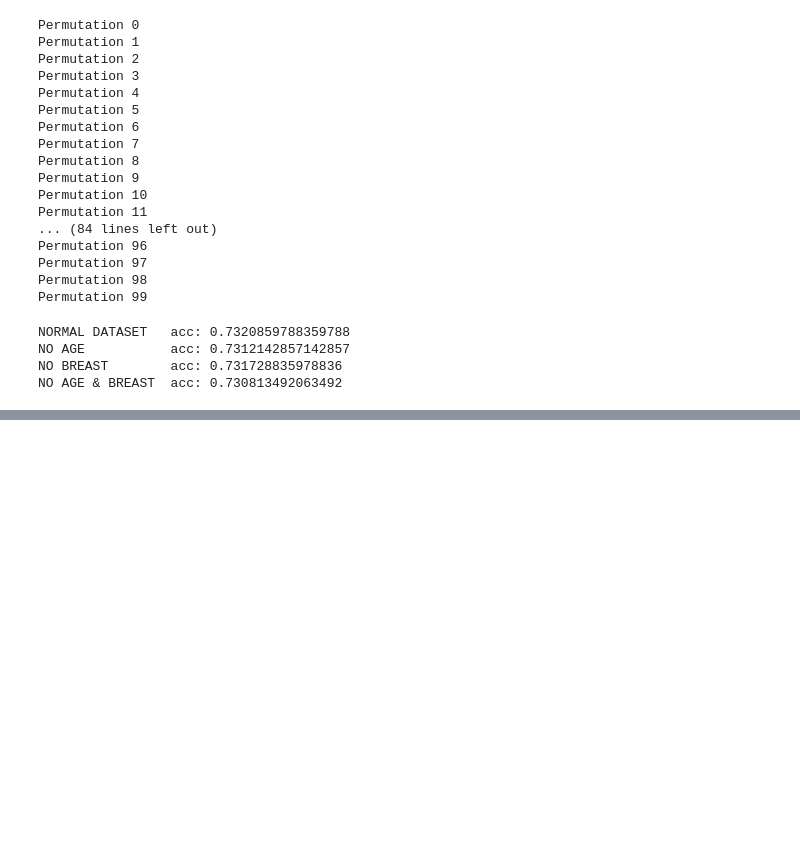
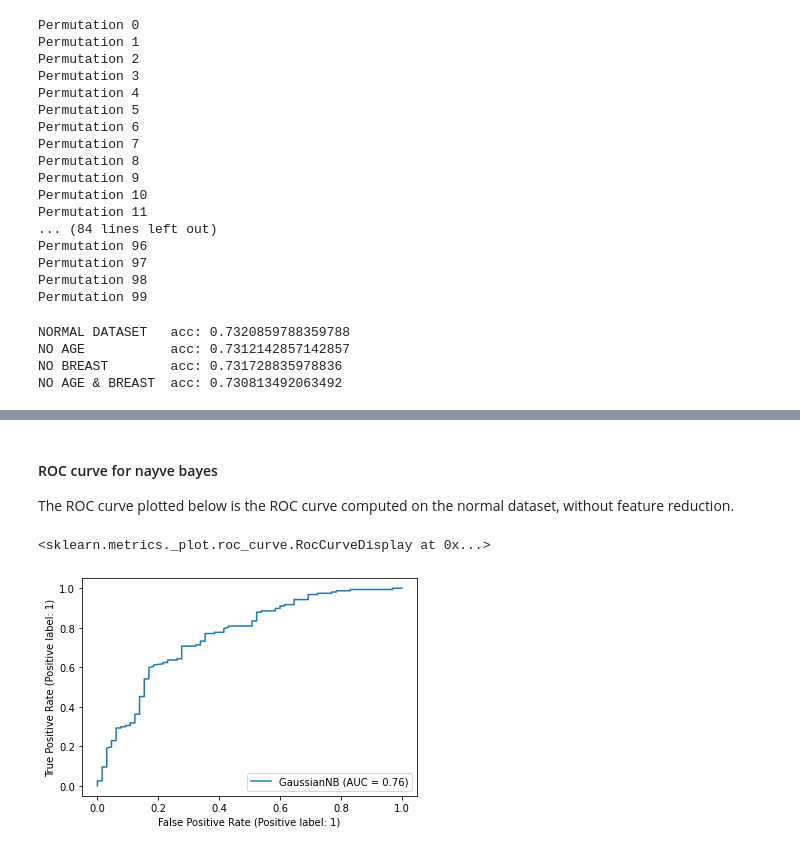
Before and after one commit to marceltransier/datamining-vt21-lab2, a Jupyter notebook: lab2.ipynb, the cells around one changed output, grey strips where cells are left out. Cells and saved outputs as stored; diff of their text form; code cells hidden in the pictures; blank space fills up the shorter version.

```diff
--- a/lab2.ipynb
+++ b/lab2.ipynb
@@ -460,0 +497,8 @@ sk.metrics.plot_confusion_matrix(clf, X_test_ab, Y_test_ab,normalize='true', dis
+# %% [markdown]
+#### ROC curve for nayve bayes
+The ROC curve plotted below is the ROC curve computed on the normal dataset, without feature reduction.
+# %%
+sk.metrics.plot_roc_curve(best_NB,X_train,Y_train)
+# %% [output]
+<sklearn.metrics._plot.roc_curve.RocCurveDisplay at 0x...>
+[figure, added]
```
Also changed, not shown: parts of 27 cells of this notebook, 4 other files.
